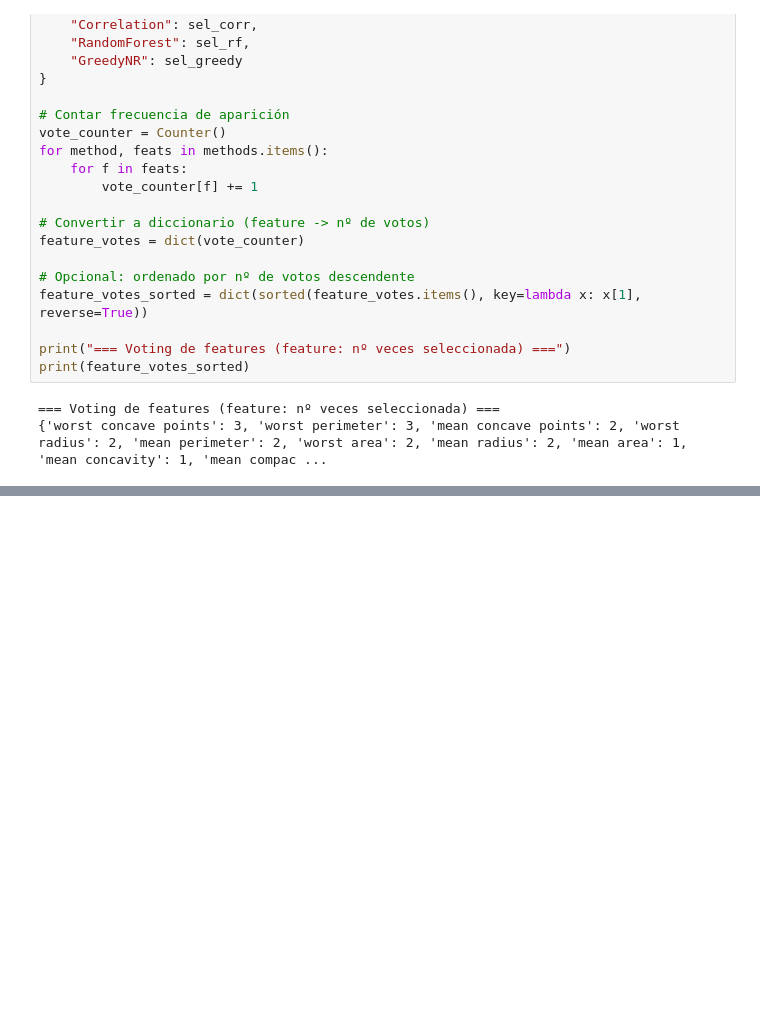
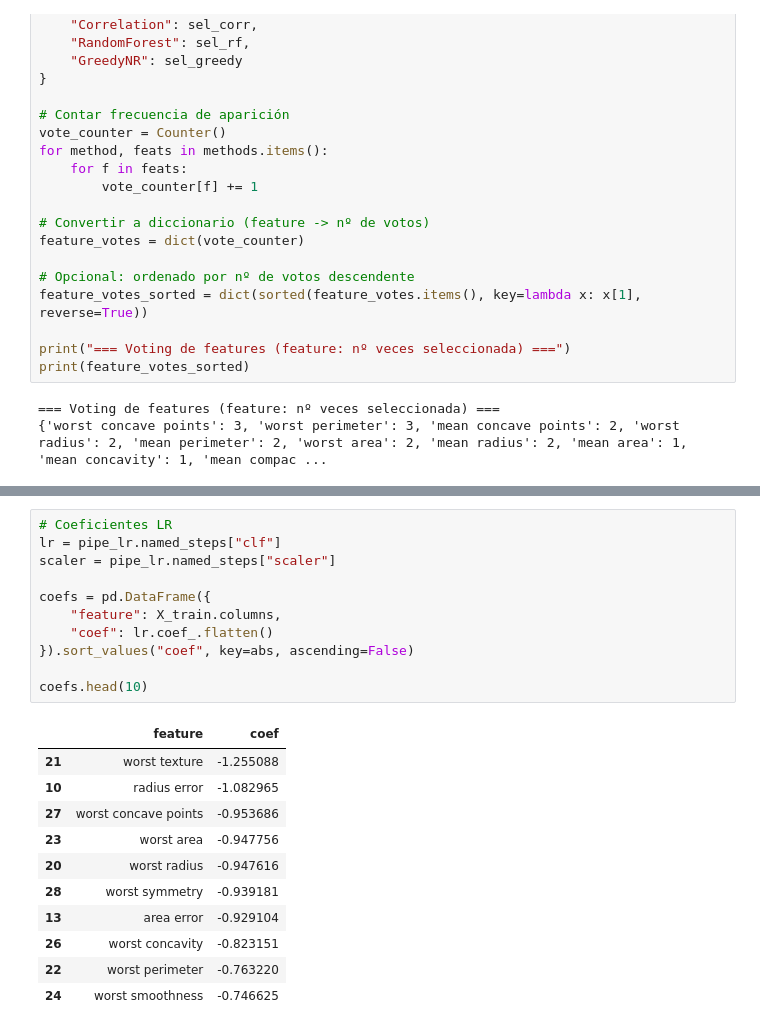
Before and after one commit to japinuela/Ejercicios-Repaso-Python-ML, a Jupyter notebook: BreastCancer.ipynb, the cells around one changed output, grey strips where cells are left out. Cells and saved outputs as stored; diff of their text form; blank space fills up the shorter version.

```diff
--- a/BreastCancer.ipynb
+++ b/BreastCancer.ipynb
@@ -346,0 +506,23 @@ plt.show()
+# %%
+# Coeficientes LR
+lr = pipe_lr.named_steps["clf"]
+scaler = pipe_lr.named_steps["scaler"]
+
+coefs = pd.DataFrame({
+    "feature": X_train.columns,
+    "coef": lr.coef_.flatten()
+}).sort_values("coef", key=abs, ascending=False)
+
+coefs.head(10)
+# %% [output]
+|  | feature | coef |
+| 21 | worst texture | -1.255088 |
+| 10 | radius error | -1.082965 |
+| 27 | worst concave points | -0.953686 |
+| 23 | worst area | -0.947756 |
+| 20 | worst radius | -0.947616 |
+| 28 | worst symmetry | -0.939181 |
+| 13 | area error | -0.929104 |
+| 26 | worst concavity | -0.823151 |
+| 22 | worst perimeter | -0.763220 |
+| 24 | worst smoothness | -0.746625 |
```
Also changed, not shown: parts of 14 cells of this notebook, 1 other file.
